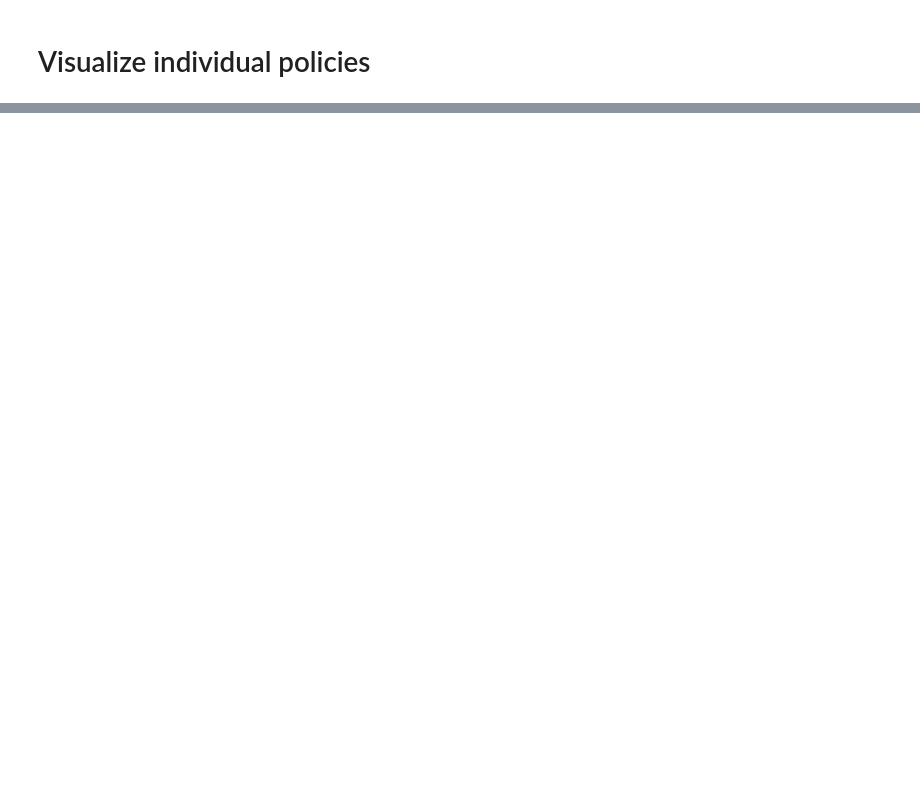
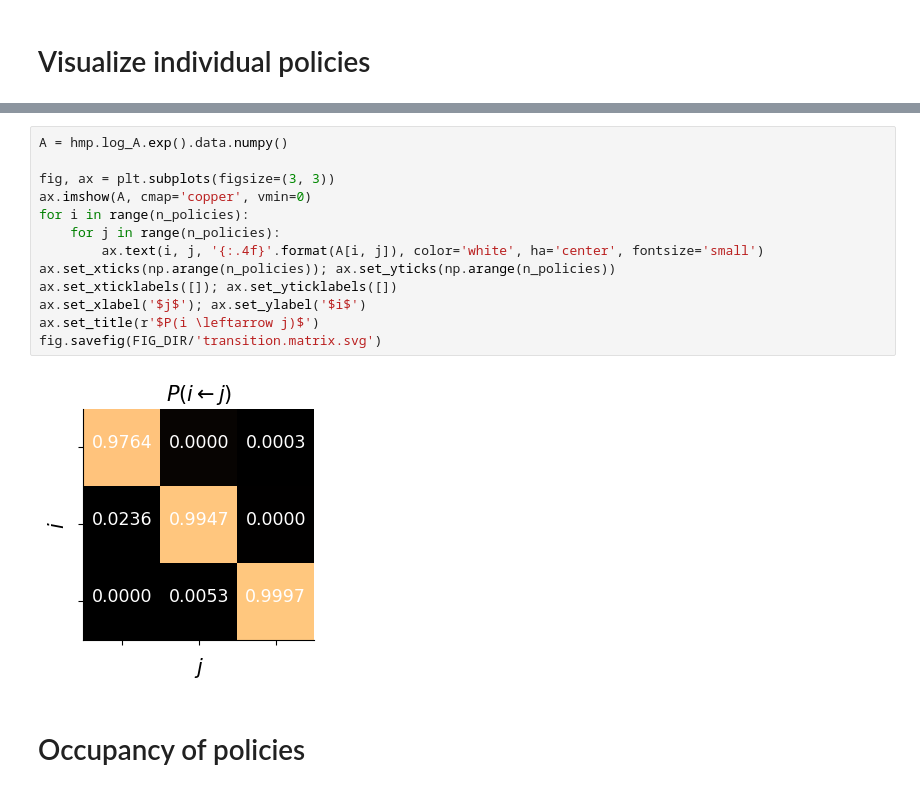
Before and after one commit to XaqLab/hex-arena, a Jupyter notebook: load-policy-labels.ipynb, the cells around one changed output, grey strips where cells are left out. Drawn from its saved outputs; the diff is of its cells as text; blank space fills up the shorter version.

```diff
--- a/load-policy-labels.ipynb
+++ b/load-policy-labels.ipynb
@@ -126,0 +151,17 @@ fig.savefig(FIG_DIR/'marco.bandit.policies.svg')
+# %%
+A = hmp.log_A.exp().data.numpy()
+
+fig, ax = plt.subplots(figsize=(3, 3))
+ax.imshow(A, cmap='copper', vmin=0)
+for i in range(n_policies):
+    for j in range(n_policies):
+        ax.text(i, j, '{:.4f}'.format(A[i, j]), color='white', ha='center', fontsize='small')
+ax.set_xticks(np.arange(n_policies)); ax.set_yticks(np.arange(n_policies))
+ax.set_xticklabels([]); ax.set_yticklabels([])
+ax.set_xlabel('$j$'); ax.set_ylabel('$i$')
+ax.set_title(r'$P(i \leftarrow j)$')
+fig.savefig(FIG_DIR/'transition.matrix.svg')
+# %% [output]
+[figure, added]
+# %% [markdown]
+# Occupancy of policies
```
Also changed, not shown: parts of 8 cells of this notebook, 6 other files.
